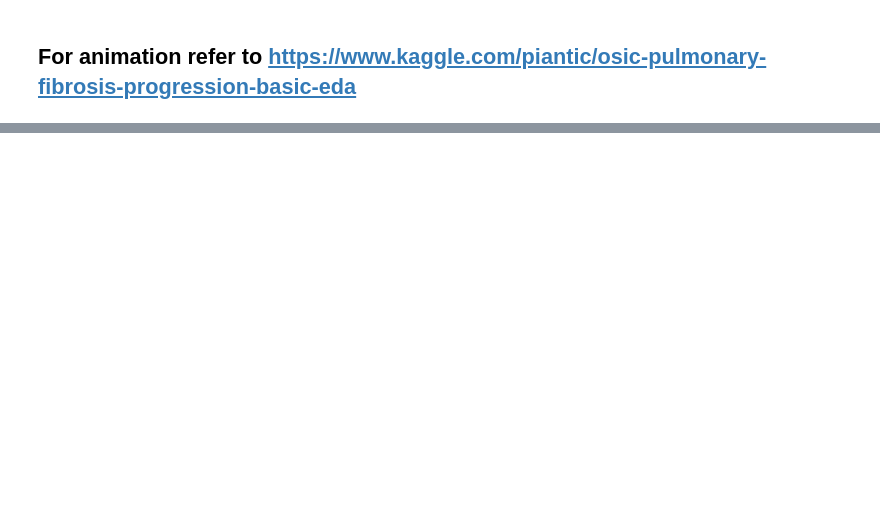
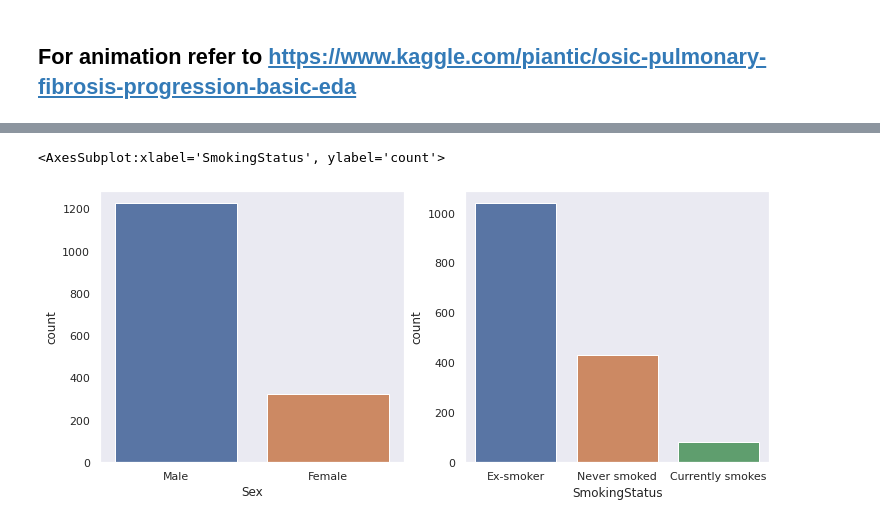
Before and after one commit to PrakritiAilavadi/Kaggle, a Jupyter notebook: osic-pulmonary-fibrosis-progression.ipynb, the cells around one changed output, grey strips where cells are left out. Saved outputs shown, nothing was run; the diff lists cells and outputs as text; code cells hidden in the pictures; blank space fills up the shorter version.

```diff
--- a/osic-pulmonary-fibrosis-progression.ipynb
+++ b/osic-pulmonary-fibrosis-progression.ipynb
@@ -382,0 +345,11 @@ if apply_resample:
+# %%
+import seaborn as sns
+
+# style in sns include: white, dark, whitegrid, darkgrid, ticks
+sns.set_theme(style = 'dark')
+f, axes = plt.subplots(nrows = 1, ncols = 2, figsize = (12,5))
+sns.countplot(data = train_df, x='Sex', ax = axes[0])
+sns.countplot(data = train_df, x='SmokingStatus', ax = axes[1])
+# %% [output]
+<AxesSubplot:xlabel='SmokingStatus', ylabel='count'>
+[figure, added]
```
Also changed, not shown: parts of 20 cells of this notebook.
